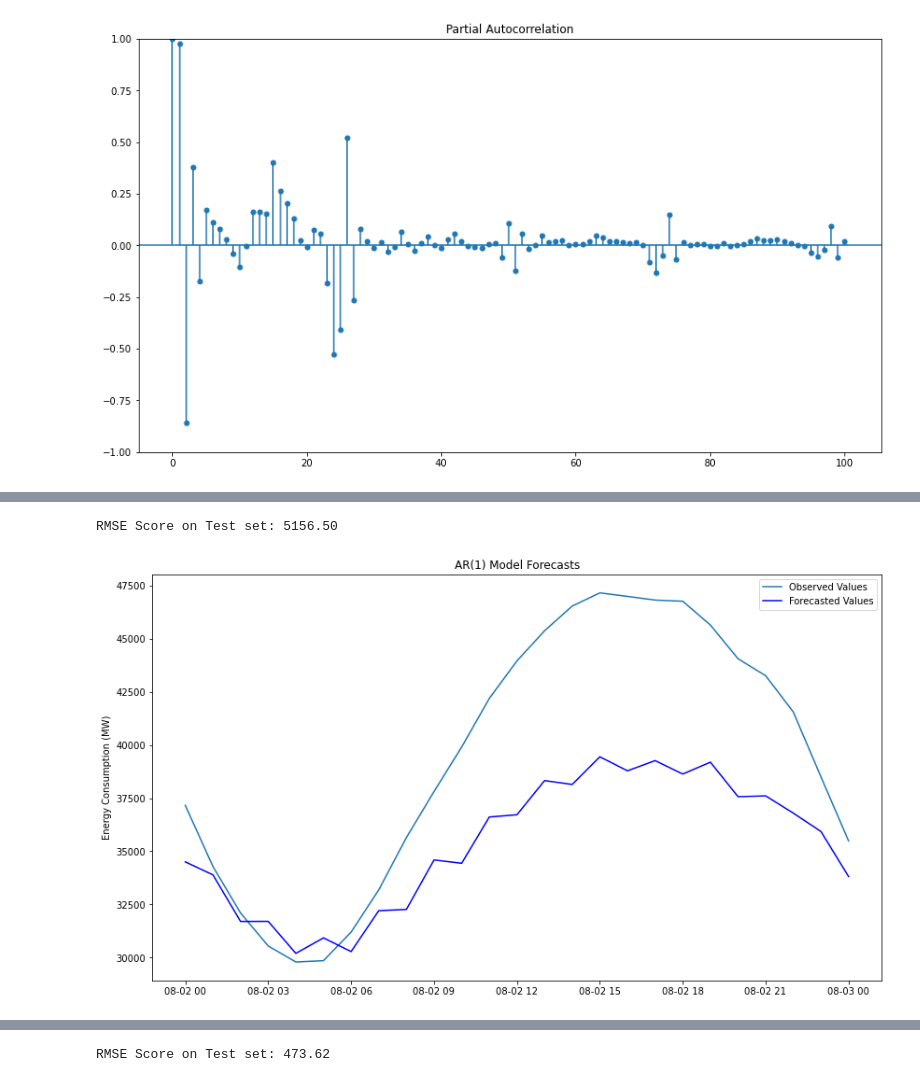
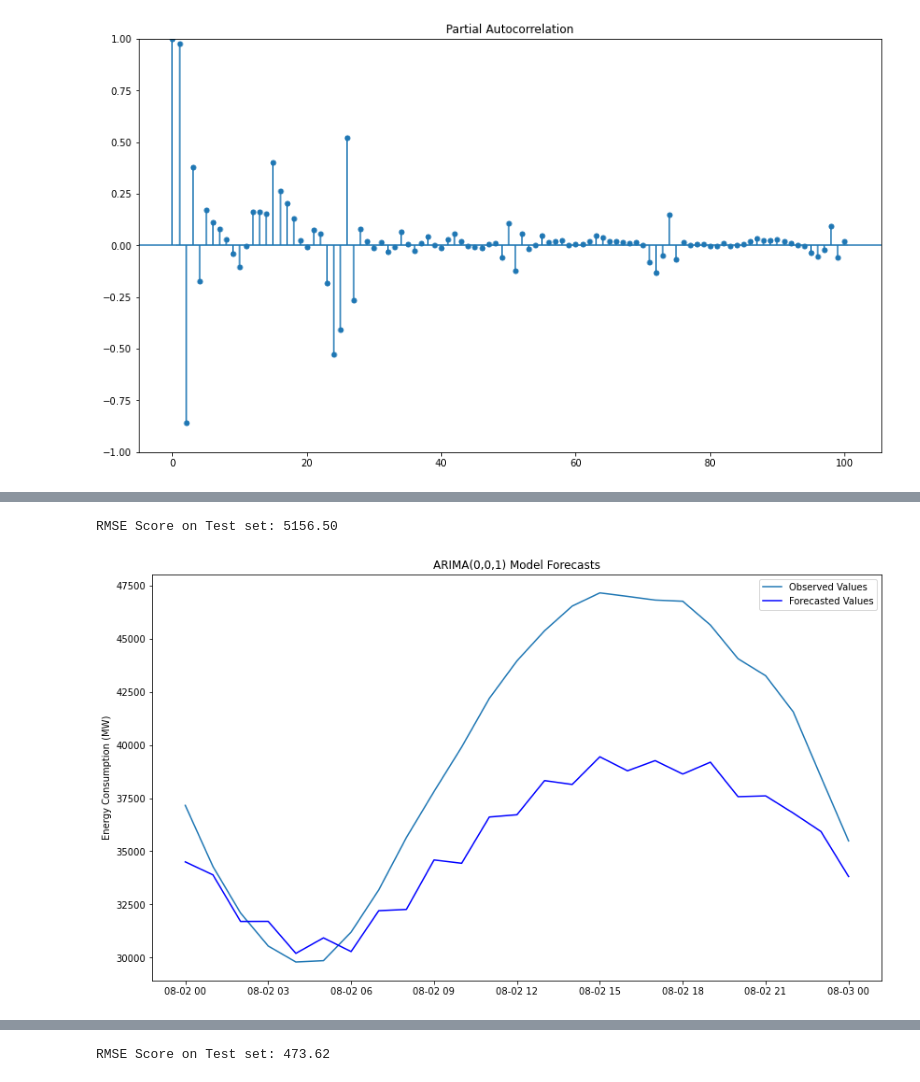
Before and after one commit to Masskadivar/BH-PCMLAI_CAPSTONE-PROJ, a Jupyter notebook: Hourly Energy Consumption.ipynb, the cells around one changed output, grey strips where cells are left out. Saved outputs shown, nothing was run; the diff lists cells and outputs as text; code cells hidden in the pictures.

```diff
--- a/Hourly Energy Consumption.ipynb
+++ b/Hourly Energy Consumption.ipynb
@@ -469,35 +469,35 @@ if train_series.empty or test_series.empty:
     exit()
 
 # Check if train_series and test_series have valid indexes
 if not train_series.index.is_unique or not test_series.index.is_unique:
     print("Error: Non-unique indexes in train_series or test_series")
     exit()
 
 ar_preds = []
 history = train_series.tolist()
 
 for t in range(len(test_series)):
     model = sm_arima.ARIMA(history, order=(0, 0, 1))
     model_fit = model.fit()
     output = model_fit.forecast(steps=1)  # Specify the number of steps to forecast
     ar_preds.append(output[0])  # Access the forecasted value directly
     history.append(test_series.iloc[t])  # Use iloc for indexing
 
 ar_pred_series = pd.Series(ar_preds, index=test_series.index)
 
 score = np.sqrt(mean_squared_error(ar_pred_series, test_series))
 print(f'RMSE Score on Test set: {score:0.2f}')
 
 fig, ax = plt.subplots(figsize=(14, 8))
 plt.plot(test_series, label='Observed Values')
 plt.plot(ar_pred_series, color='blue', label='Forecasted Values')
 plt.legend()
-plt.title('AR(1) Model Forecasts')
+plt.title('ARIMA(0,0,1) Model Forecasts')
 plt.ylabel('Energy Consumption (MW)')
 plt.show()
 # %% [output]
 RMSE Score on Test set: 5156.50
-[figure, old version]
+[figure, new version]
 # %%
 # ARIMA(1, 1, 1) model
 
```
Also changed, not shown: parts of 7 cells of this notebook, 39 other files.
